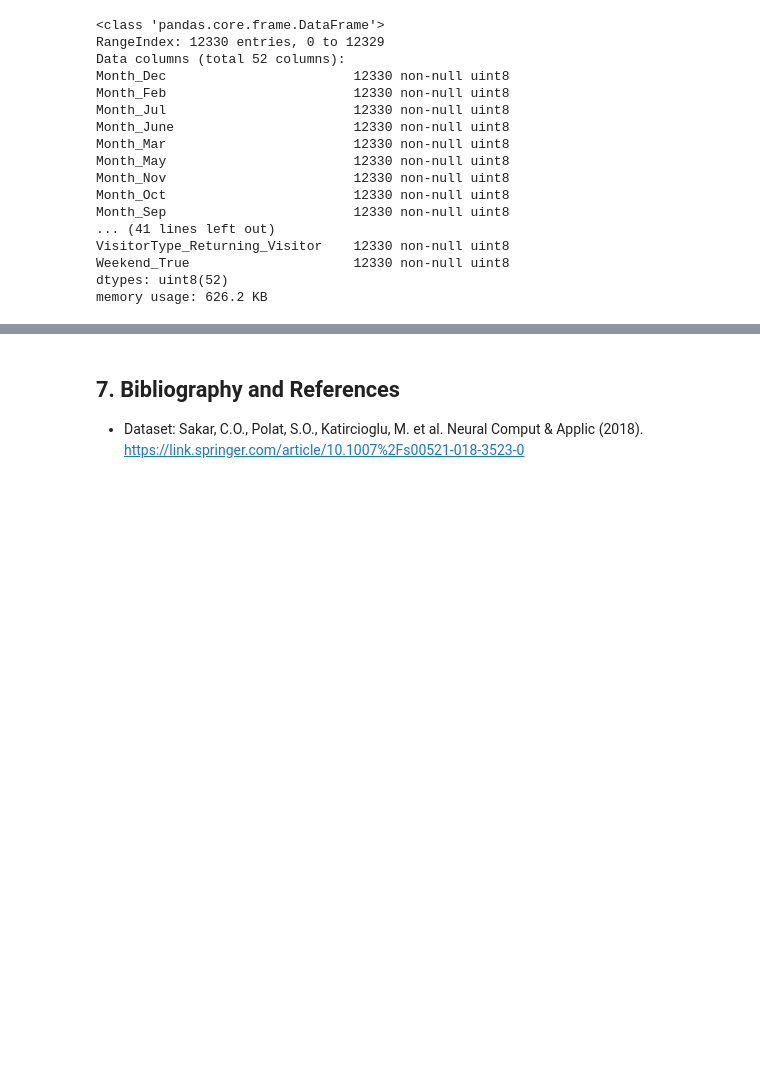
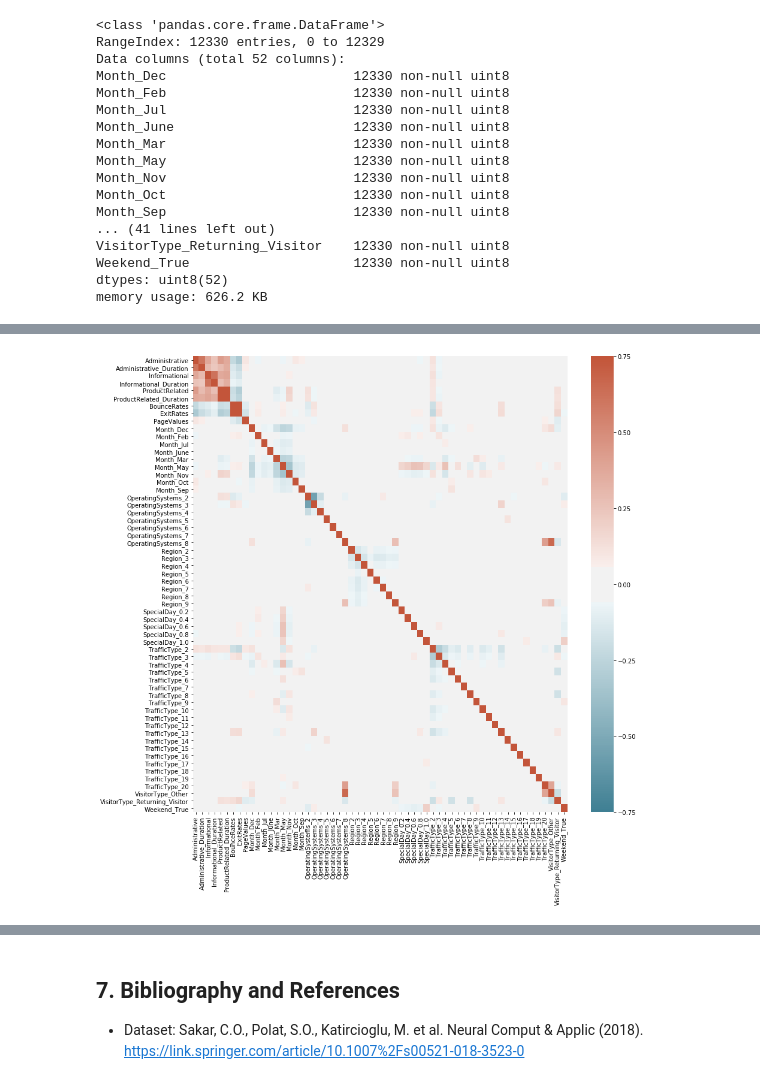
Before and after one commit to a123priya/dsc-mod-5-project-online-ds-pt-021119, a Jupyter notebook: student.ipynb, the cells around one changed output, grey strips where cells are left out. Cells and saved outputs as stored; diff of their text form; code cells hidden in the pictures; blank space fills up the shorter version.

```diff
--- a/student.ipynb
+++ b/student.ipynb
@@ -585,0 +686,4 @@ Best pipeline: RandomForestClassifier(LinearSVC(input_matrix, C=1.0, dual=False,
+# %%
+heatmap(ohc_data,figsize=(14,14))
+# %% [output]
+[figure, added]
```
Also changed, not shown: parts of 55 cells of this notebook.
